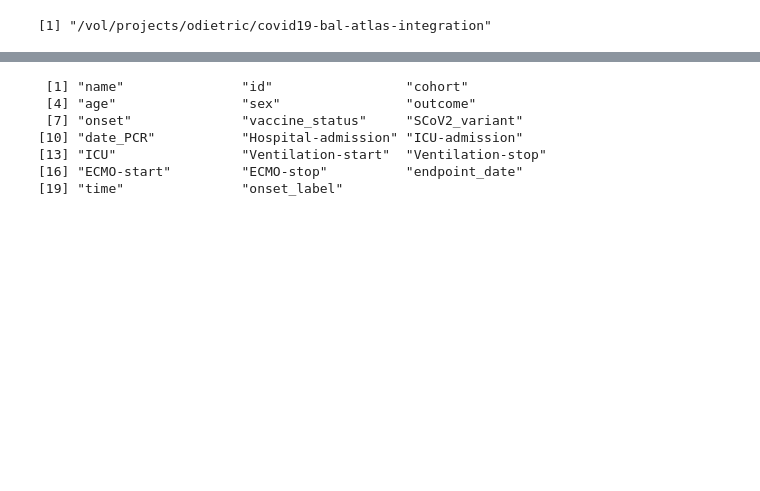
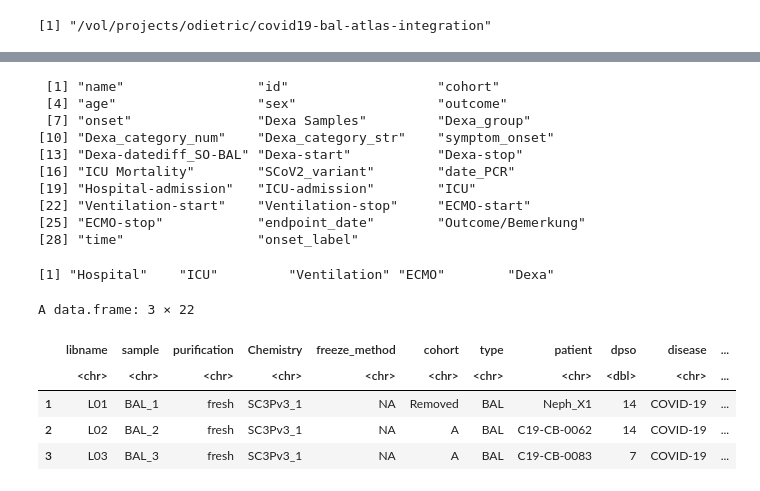
Before and after one commit to saliba-lab/covid19-bal-atlas-integration, a Jupyter notebook: bin/overview_patient-cohort.ipynb, the cells around one changed output, grey strips where cells are left out. Saved outputs shown, nothing was run; the diff lists cells and outputs as text; code cells hidden in the pictures; blank space fills up the shorter version.

```diff
--- a/bin/overview_patient-cohort.ipynb
+++ b/bin/overview_patient-cohort.ipynb
@@ -86,0 +138,16 @@ samples$time[is.na(samples$time)] <- -5
+# %%
+# Add columns to tidy
+
+# Libraries
+index <- match(tidy$libname, data$libraries$libname)
+tidy <- cbind(tidy, data$libraries[index, c("Chemistry", "freeze_method")])
+
+# Samples
+index <- match(tidy$sample, samples$sample)
+tidy <- cbind(tidy, samples[index, c("cohort", "type", "patient", "dpso", "disease", "time",
+                                     "disease_stage", "who_per_sample", "date")])
+
+# Patients
+index <- match(tidy$patient, patients$id)
+tidy <- cbind(tidy, patients[index, c("age", "sex", "outcome", "onset", "Dexa_group",
+                                      "Dexa_category_str", "symptom_onset", "SCoV2_variant")])
@@ -104,16 +187,36 @@ tl[["ECMO"]] <- data.frame("from" = patients[["ECMO-start"]],
                                "to"   = patients[["ECMO-stop"]],
                                "type" = "ECMO", patient = patients$id
                               )
+tl[["Dexa"]] <- data.frame("from" = patients[["Dexa-start"]],
+                               "to"   = patients[["Dexa-stop"]],
+                               "type" = "Dexa", patient = patients$id
+                              )
 tl <- dplyr::bind_rows(tl)
+unique(tl$type)
 tl$type <- factor(tl$type, unique(tl$type))
 tl <- gather(tl, "order", "time", -type, -patient)
 tl$time <- difftime(tl$time, patients$onset, units='days')
 # %% [output]
- [1] "name"               "id"                 "cohort"
- [4] "age"                "sex"                "outcome"
- [7] "onset"              "vaccine_status"     "SCoV2_variant"
-[10] "date_PCR"           "Hospital-admission" "ICU-admission"
-[13] "ICU"                "Ventilation-start"  "Ventilation-stop"
-[16] "ECMO-start"         "ECMO-stop"          "endpoint_date"
-[19] "time"               "onset_label"
+ [1] "name"                 "id"                   "cohort"
+ [4] "age"                  "sex"                  "outcome"
+ [7] "onset"                "Dexa Samples"         "Dexa_group"
+[10] "Dexa_category_num"    "Dexa_category_str"    "symptom_onset"
+[13] "Dexa-datediff_SO-BAL" "Dexa-start"           "Dexa-stop"
+[16] "ICU Mortality"        "SCoV2_variant"        "date_PCR"
+[19] "Hospital-admission"   "ICU-admission"        "ICU"
+[22] "Ventilation-start"    "Ventilation-stop"     "ECMO-start"
+[25] "ECMO-stop"            "endpoint_date"        "Outcome/Bemerkung"
+[28] "time"                 "onset_label"
+[1] "Hospital"    "ICU"         "Ventilation" "ECMO"        "Dexa"
+# %%
+# Save metadata
+head(tidy, 3)
+write.csv(tidy, out_file)
+# %% [output]
+A data.frame: 3 × 22
+|  | libname | sample | purification | Chemistry | freeze_method | cohort | type | patient | dpso | disease | ... |
+|  | <chr> | <chr> | <chr> | <chr> | <chr> | <chr> | <chr> | <chr> | <dbl> | <chr> | ... |
+| 1 | L01 | BAL_1 | fresh | SC3Pv3_1 | NA | Removed | BAL | Neph_X1 | 14 | COVID-19 | ... |
+| 2 | L02 | BAL_2 | fresh | SC3Pv3_1 | NA | A | BAL | C19-CB-0062 | 14 | COVID-19 | ... |
+| 3 | L03 | BAL_3 | fresh | SC3Pv3_1 | NA | A | BAL | C19-CB-0083 | 7 | COVID-19 | ... |
 # %%
```
Also changed, not shown: parts of 11 cells of this notebook.
